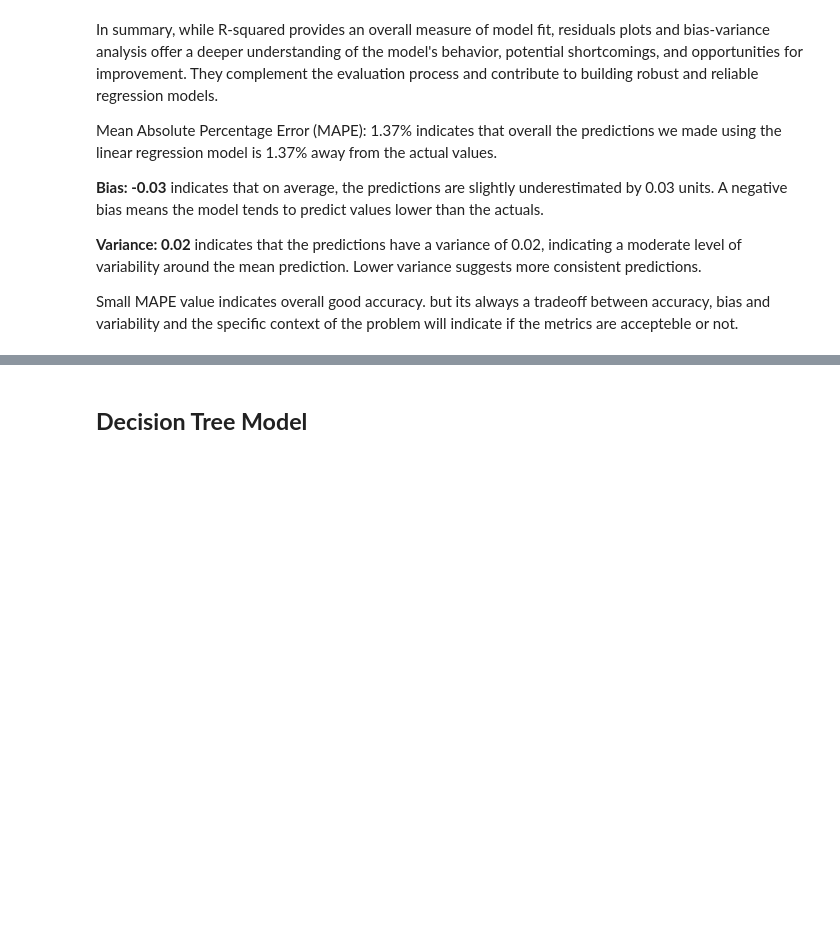
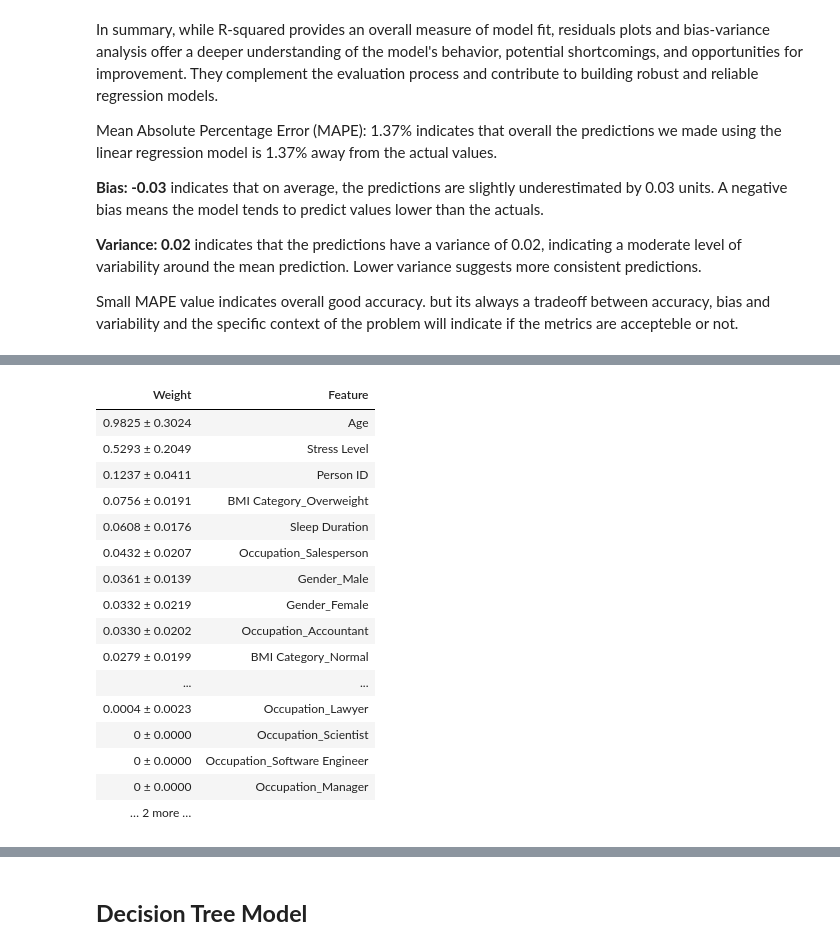
Before and after one commit to Divi1393/barathwaaj_diviya_2445921_DSEM_Assignments, a Jupyter notebook: 2445921_barathwaajdiviya_assignment1.ipynb, the cells around one changed output, grey strips where cells are left out. Drawn from its saved outputs; the diff is of its cells as text; code cells hidden in the pictures; blank space fills up the shorter version.

```diff
--- a/2445921_barathwaajdiviya_assignment1.ipynb
+++ b/2445921_barathwaajdiviya_assignment1.ipynb
@@ -1106,0 +1119,25 @@ print("R^2 score on validation set =", r2_val)
+# %%
+# Understanding the important features
+import eli5
+from eli5.sklearn import PermutationImportance
+
+perm = PermutationImportance(regr, random_state=1).fit(X_test, y_test)
+eli5.show_weights(perm, feature_names=X_test.columns.tolist())
+# %% [output]
+| Weight | Feature |
+| 0.9825 ± 0.3024 | Age |
+| 0.5293 ± 0.2049 | Stress Level |
+| 0.1237 ± 0.0411 | Person ID |
+| 0.0756 ± 0.0191 | BMI Category_Overweight |
+| 0.0608 ± 0.0176 | Sleep Duration |
+| 0.0432 ± 0.0207 | Occupation_Salesperson |
+| 0.0361 ± 0.0139 | Gender_Male |
+| 0.0332 ± 0.0219 | Gender_Female |
+| 0.0330 ± 0.0202 | Occupation_Accountant |
+| 0.0279 ± 0.0199 | BMI Category_Normal |
+| ... | ... |
+| 0.0004 ± 0.0023 | Occupation_Lawyer |
+| 0 ± 0.0000 | Occupation_Scientist |
+| 0 ± 0.0000 | Occupation_Software Engineer |
+| 0 ± 0.0000 | Occupation_Manager |
+| … 2 more … |  |
```
Also changed, not shown: parts of 17 cells of this notebook.
